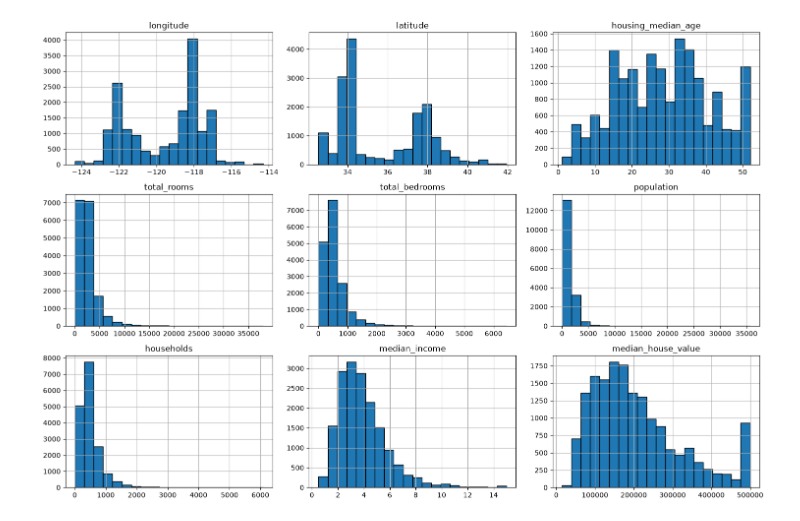
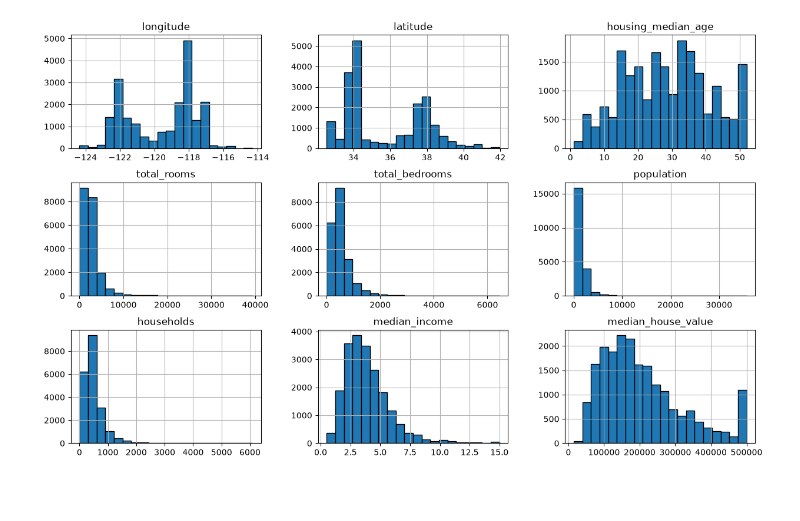
Before and after one commit to aqilfiras/California-Housing-Prices-Prediction, a Jupyter notebook: house_pricing_predictions.ipynb, the cells around one changed output. Cells and saved outputs as stored; diff of their text form; code cells hidden in the pictures; blank space fills up the shorter version.

Commit message:
Changed the dataset used. Previously used google colab sample data, now use the kaggle data, which has more features to experiment with.

```diff
--- a/house_pricing_predictions.ipynb
+++ b/house_pricing_predictions.ipynb
@@ -16,4 +17,4 @@ import numpy as np
 # %%
-df = pd.read_csv('data/california_housing_train.csv')
-df.head()
+df = pd.read_csv('data/housing.csv')
+df.info()
 # %% [output]
@@ -44,0 +47,12 @@ memory usage: 1.2 MB
+# %%
+def knn_impute(df: pd.DataFrame) -> pd.DataFrame:
+    nums = df.select_dtypes(include=np.number)
+    num_cols = nums.columns.tolist()
+    cat = df.select_dtypes(exclude=np.number)
+    imputer = KNNImputer(n_neighbors=5)
+    nums_imputed  = pd.DataFrame(imputer.fit_transform(nums), columns=num_cols)
+    df_imputed = pd.concat([nums_imputed,cat])
+    return df_imputed
+
+df_imputed = knn_impute(df)
+df_imputed.info()
@@ -45,6 +77,5 @@ memory usage: 1.2 MB
 # %%
-df.hist(bins = 20, figsize=(15, 10), layout=(3, 3), edgecolor="black")
-plt.tight_layout()
+df_imputed.hist(bins = 20, edgecolor = 'black', figsize=(15,9))
 plt.show()
 # %% [output]
-[figure, old version]
+[figure, new version]
```
Also changed, not shown: parts of 15 cells of this notebook.
